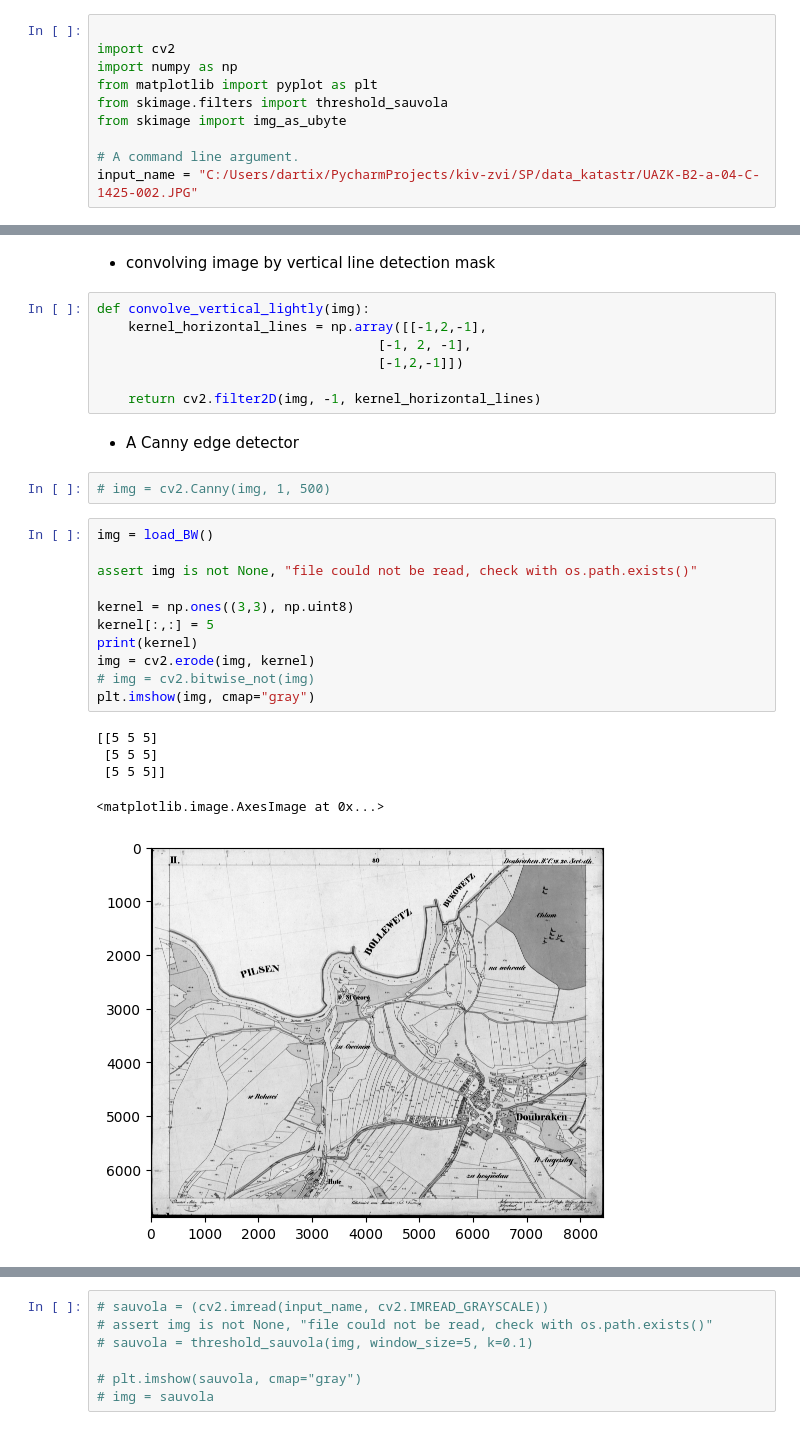
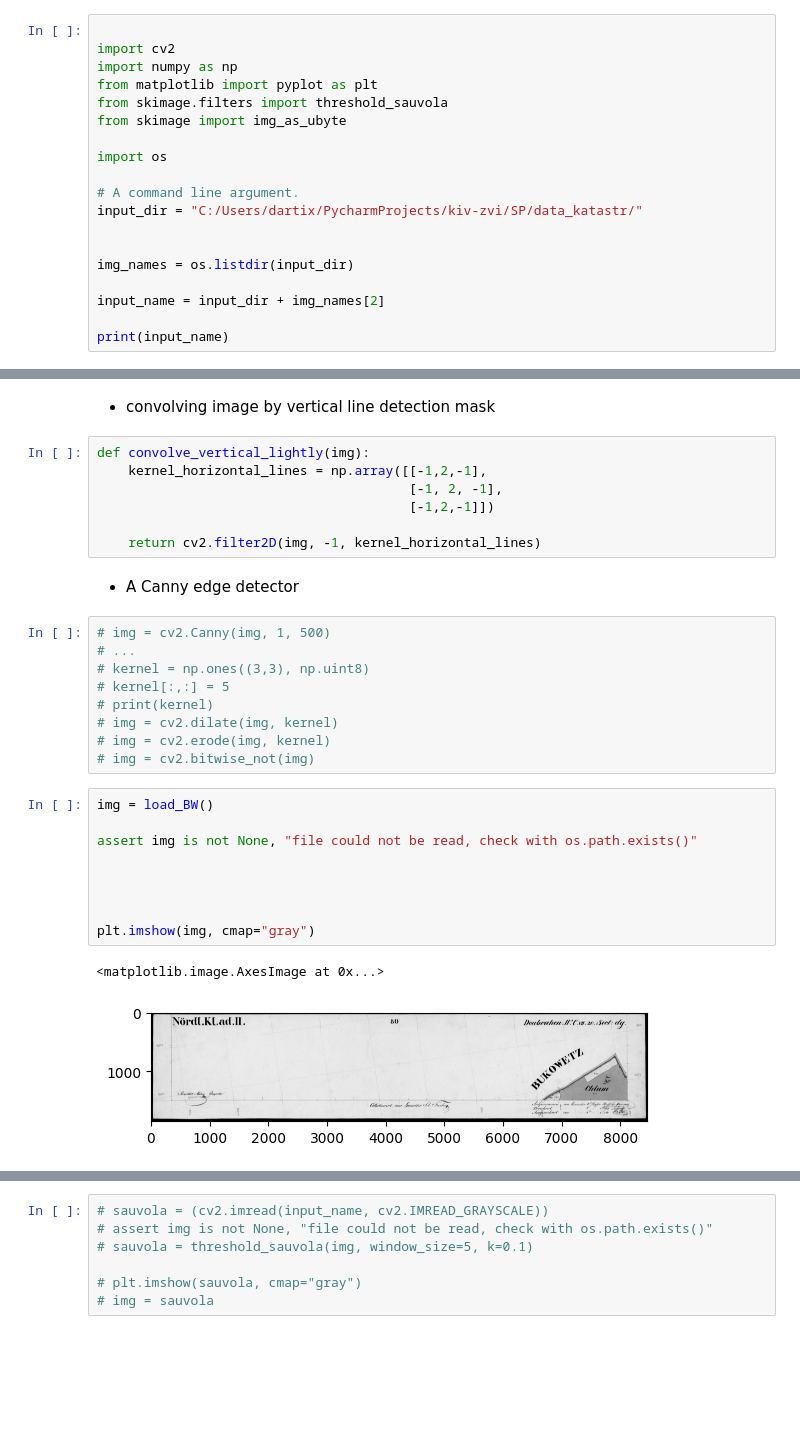
Before and after one commit to danschnurp/kiv-zvi, a Jupyter notebook: SP/experiments.ipynb, the cells around one changed output, grey strips where cells are left out. Cells and saved outputs as stored; diff of their text form; blank space fills up the shorter version.

```diff
--- a/SP/experiments.ipynb
+++ b/SP/experiments.ipynb
@@ -6,5 +6,14 @@ from matplotlib import pyplot as plt
 from skimage.filters import threshold_sauvola
 from skimage import img_as_ubyte
 
+import os
+
 # A command line argument.
-input_name = "C:/Users/dartix/PycharmProjects/kiv-zvi/SP/data_katastr/UAZK-B2-a-04-C-1425-002.JPG"
+input_dir = "C:/Users/dartix/PycharmProjects/kiv-zvi/SP/data_katastr/"
+
+
+img_names = os.listdir(input_dir)
+
+input_name = input_dir + img_names[2]
+
+print(input_name)
@@ -34,30 +45,32 @@ def convolve_horizontal_lightly(img):
 # %%
 def convolve_vertical_lightly(img):
     kernel_horizontal_lines = np.array([[-1,2,-1],
-                                    [-1, 2, -1],
-                                    [-1,2,-1]])
+                                        [-1, 2, -1],
+                                        [-1,2,-1]])
 
     return cv2.filter2D(img, -1, kernel_horizontal_lines)
 # %% [markdown]
 - A Canny edge detector
-# %%
-# img = cv2.Canny(img, 1, 500)
+# %%
+# img = cv2.Canny(img, 1, 500)
+# ...
+# kernel = np.ones((3,3), np.uint8)
+# kernel[:,:] = 5
+# print(kernel)
+# img = cv2.dilate(img, kernel)
+# img = cv2.erode(img, kernel)
+# img = cv2.bitwise_not(img)
 # %%
 img = load_BW()
 
 assert img is not None, "file could not be read, check with os.path.exists()"
 
-kernel = np.ones((3,3), np.uint8)
-kernel[:,:] = 5
-print(kernel)
-img = cv2.erode(img, kernel)
-# img = cv2.bitwise_not(img)
+
+
+
 plt.imshow(img, cmap="gray")
 # %% [output]
-[[5 5 5]
- [5 5 5]
- [5 5 5]]
+<matplotlib.image.AxesImage at 0x...>
-<matplotlib.image.AxesImage at 0x...>
-[figure, old version]
+[figure, new version]
 # %%
 
```
Also changed, not shown: parts of 12 cells of this notebook, 2 other files.
